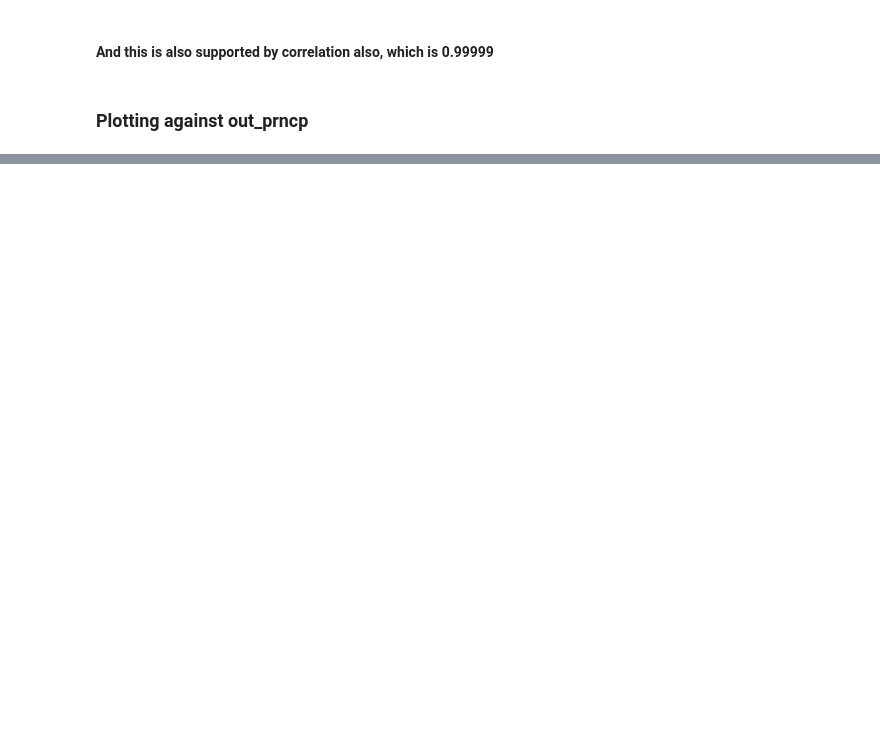
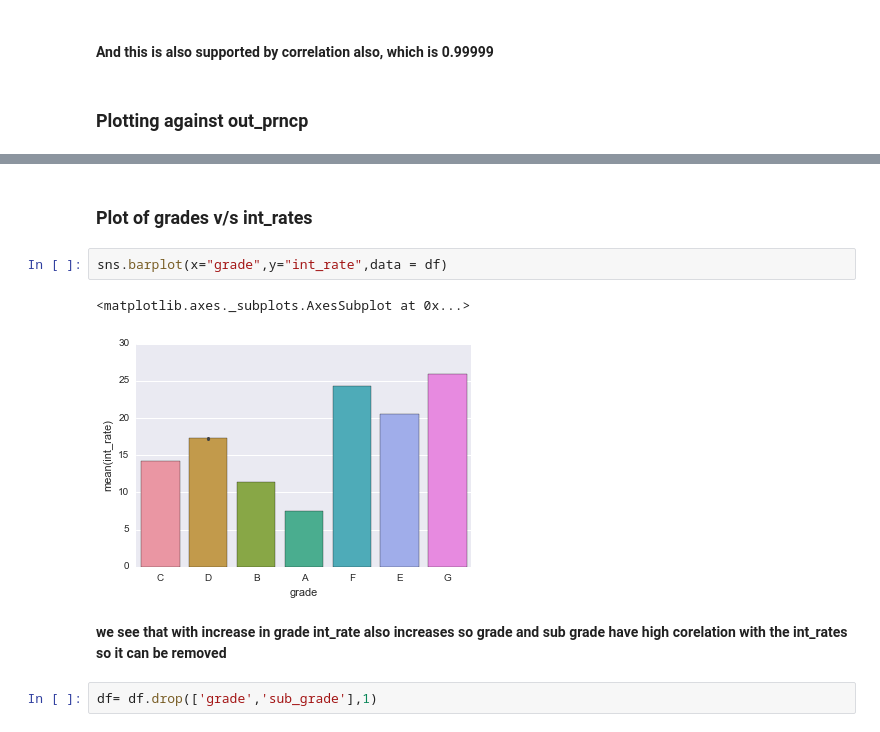
Before and after one commit to aligeekk/loan_evaluation, a Jupyter notebook: lending_club_analysis.ipynb, the cells around one changed output, grey strips where cells are left out. Saved outputs shown, nothing was run; the diff lists cells and outputs as text; blank space fills up the shorter version.

```diff
--- a/lending_club_analysis.ipynb
+++ b/lending_club_analysis.ipynb
@@ -749,0 +746,11 @@ plt.scatter(df.out_prncp, df.loan_status)
+# %% [markdown]
+### Plot of grades v/s int_rates
+# %%
+sns.barplot(x="grade",y="int_rate",data = df)
+# %% [output]
+<matplotlib.axes._subplots.AxesSubplot at 0x...>
+[figure, added]
+# %% [markdown]
+**we see that with increase in grade int_rate also increases so grade and sub grade have high corelation with the int_rates so it can be removed**
+# %%
+df= df.drop(['grade','sub_grade'],1)
```
Also changed, not shown: parts of 41 cells of this notebook.
